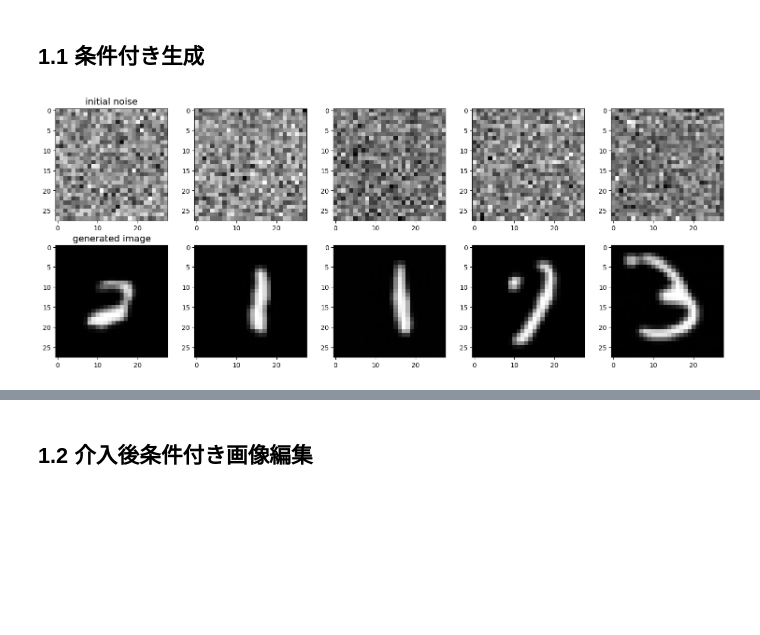
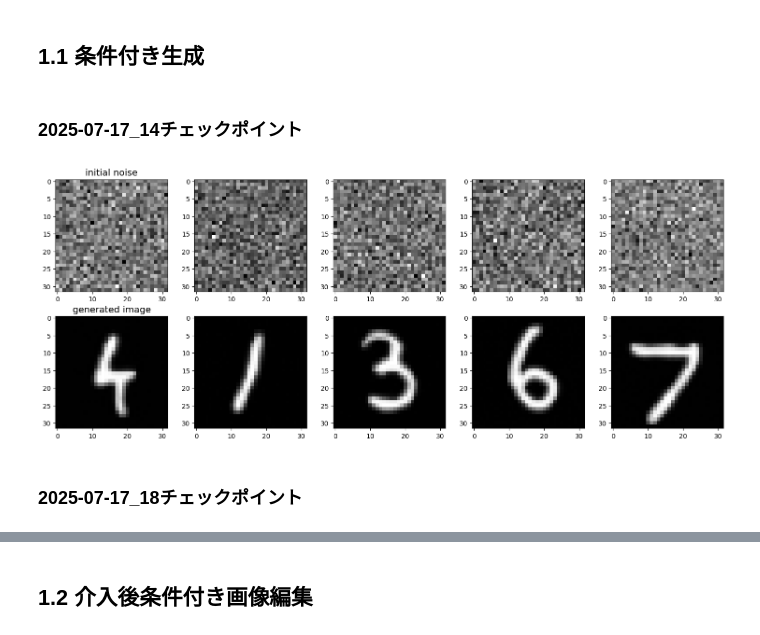
Before and after one commit to hashikun917/Diffusion, a Jupyter notebook: notebooks/250716埋め込みMLPの複雑度低減&条件値のスケール変換した場合の介入編集.ipynb, the cells around one changed output, grey strips where cells are left out. Saved outputs shown, nothing was run; the diff lists cells and outputs as text; code cells hidden in the pictures; blank space fills up the shorter version.

```diff
--- a/notebooks/250716埋め込みMLPの複雑度低減&条件値のスケール変換した場合の介入編集.ipynb
+++ b/notebooks/250716埋め込みMLPの複雑度低減&条件値のスケール変換した場合の介入編集.ipynb
@@ -132,14 +129,56 @@ images = next(iter(data_loader))['image'] / 255.0 # 値のスケールに注意
 # %% [markdown]
 ## 1.1 条件付き生成
+# %% [markdown]
+### 2025-07-17_14チェックポイント
+# %%
+# checkpointの読み込み
+
+import matplotlib.pyplot as plt
+import pandas as pd
+import numpy as np
+import torch
+import torch.nn as nn
+import torchvision
+import torchvision.transforms as transforms
+from torch.utils.data import DataLoader
+import torch.optim as optim
+import torch.nn.functional as F
+import itertools
+from tqdm.auto import tqdm
+
+from diffusion.utils.utils import load_json
+from diffusion.diffusion_model.models.model11 import UNet
+from diffusion.utils.utils import load_checkpoint
+import json
+
+
+# 実験設定ファイルパス
+file_path = "/home/hashikami/results/2025-07-17_13/config_20250717.json"
+config = load_json(file_path)
+epochs = config['epochs']
+timesteps = config['timesteps']
+device = torch.device('cuda' if torch.cuda.is_available() else 'cpu')
+denoise_model = UNet().to(device)
+optimizer = optim.Adam(denoise_model.parameters(), lr=1e-3)
+scheduler = optim.lr_scheduler.MultiStepLR(
+    optimizer,
+    milestones=[int(epochs * ratio) for ratio in [0.5, 0.8]],
+    gamma=0.2
+)
+
+
+denoise_model, optimizer, scheduler, start_epoch, loss = load_checkpoint(denoise_model, optimizer, scheduler, filename='/home/hashikami/checkpoint/checkpoint_2025-07-17_14.pth')
 # %%
 import importlib
 from diffusion.utils import sample
 
 importlib.reload(sample)
 
 from diffusion.utils.sample import conditional_ddim_plot_samples
 
 
-conditional_ddim_plot_samples(denoise_model, eta=0.0, interval=1, cond=scaled_metrics, w=0.1, image_size=28, batch_size=5, timesteps=500)
+conditional_ddim_plot_samples(denoise_model, eta=0.0, interval=1, cond=scaled_metrics, w=0.1, image_size=32, batch_size=5, timesteps=500)
 # %% [output]
-[figure, old version]
+[figure, new version]
+# %% [markdown]
+### 2025-07-17_18チェックポイント
```
Also changed, not shown: parts of 26 cells of this notebook, 8 other files.
